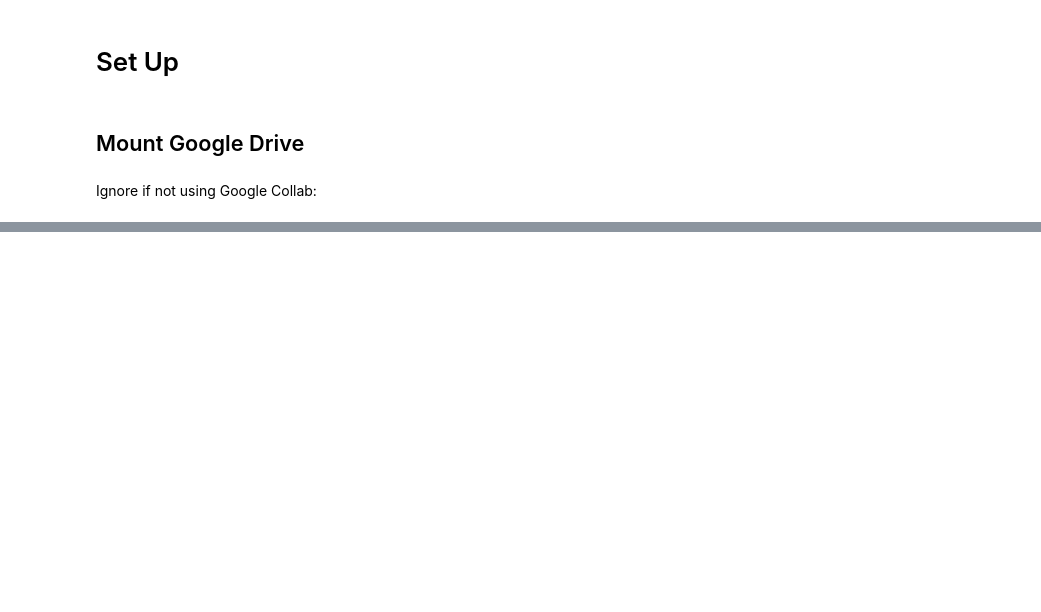
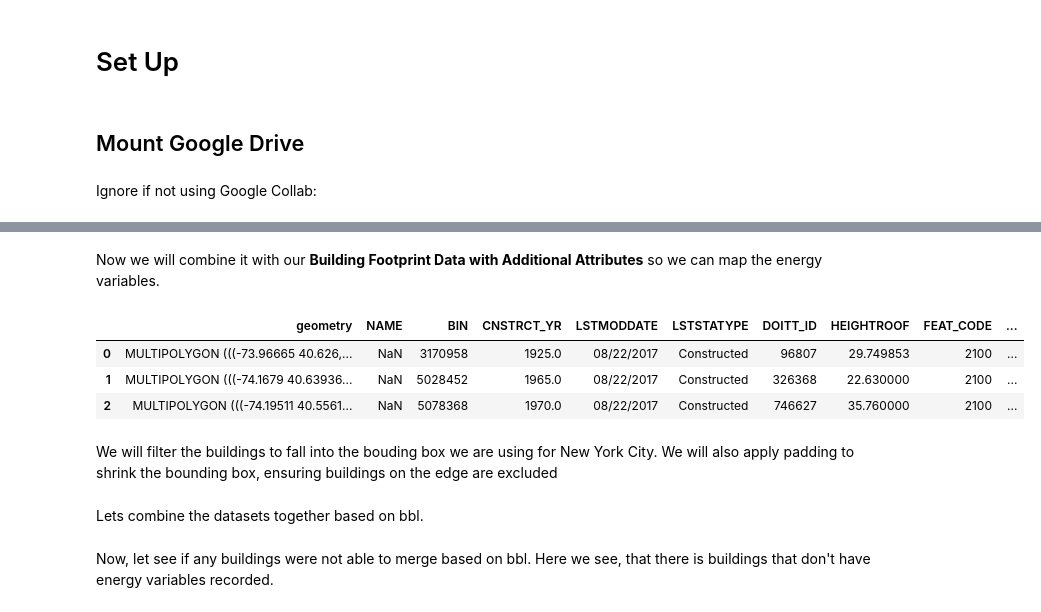
Before and after one commit to FranciscoLozCoding/cooling_with_code, a Jupyter notebook: 09_adding_energy_data.ipynb, the cells around one changed output, grey strips where cells are left out. Drawn from its saved outputs; the diff is of its cells as text; code cells hidden in the pictures; blank space fills up the shorter version.

```diff
--- a/09_adding_energy_data.ipynb
+++ b/09_adding_energy_data.ipynb
@@ -67,0 +154,2 @@ import os
+# %% [markdown]
+Now we will combine it with our **Building Footprint Data with Additional Attributes** so we can map the energy variables.
@@ -67,0 +160,9 @@ import os
+# %%
+buildings_gdf.head(3)
+# %% [output]
+|  | geometry | NAME | BIN | CNSTRCT_YR | LSTMODDATE | LSTSTATYPE | DOITT_ID | HEIGHTROOF | FEAT_CODE | ... |
+| 0 | MULTIPOLYGON (((-73.96665 40.626,... | NaN | 3170958 | 1925.0 | 08/22/2017 | Constructed | 96807 | 29.749853 | 2100 | ... |
+| 1 | MULTIPOLYGON (((-74.1679 40.63936... | NaN | 5028452 | 1965.0 | 08/22/2017 | Constructed | 326368 | 22.630000 | 2100 | ... |
+| 2 | MULTIPOLYGON (((-74.19511 40.5561... | NaN | 5078368 | 1970.0 | 08/22/2017 | Constructed | 746627 | 35.760000 | 2100 | ... |
+# %% [markdown]
+We will filter the buildings to fall into the bouding box we are using for New York City. We will also apply padding to shrink the bounding box, ensuring buildings on the edge are excluded
@@ -67,0 +184,2 @@ import os
+# %% [markdown]
+Lets combine the datasets together based on bbl.
@@ -67,0 +193,2 @@ import os
+# %% [markdown]
+Now, let see if any buildings were not able to merge based on bbl. Here we see, that there is buildings that don't have energy variables recorded.
```
Also changed, not shown: parts of 46 cells of this notebook.
